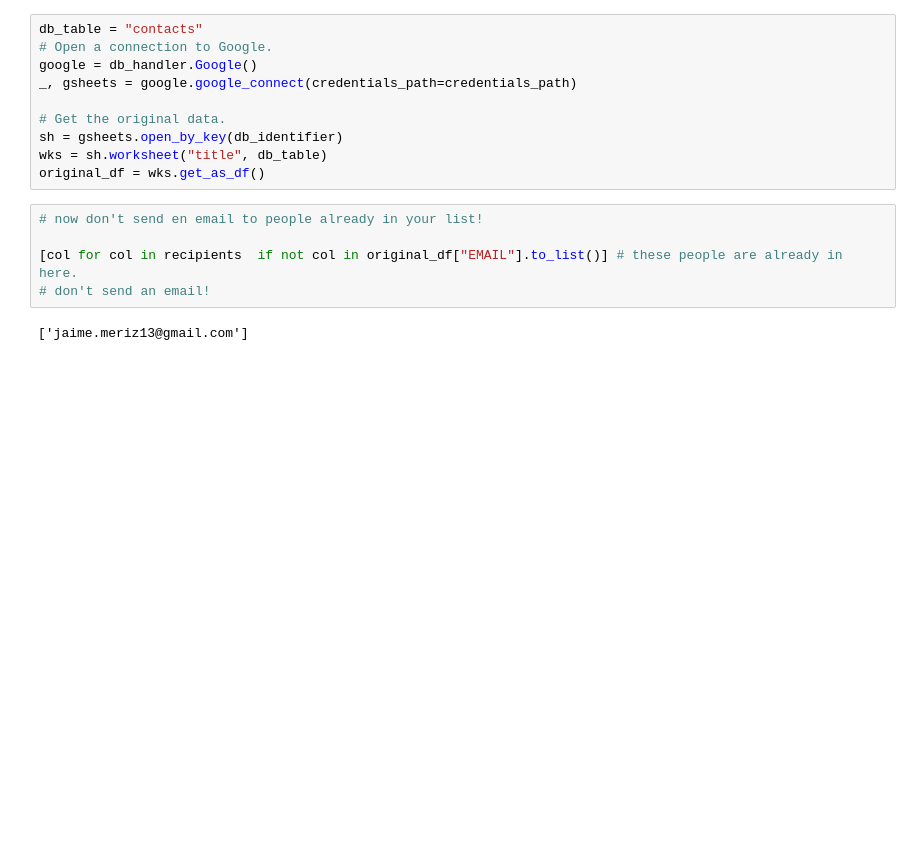
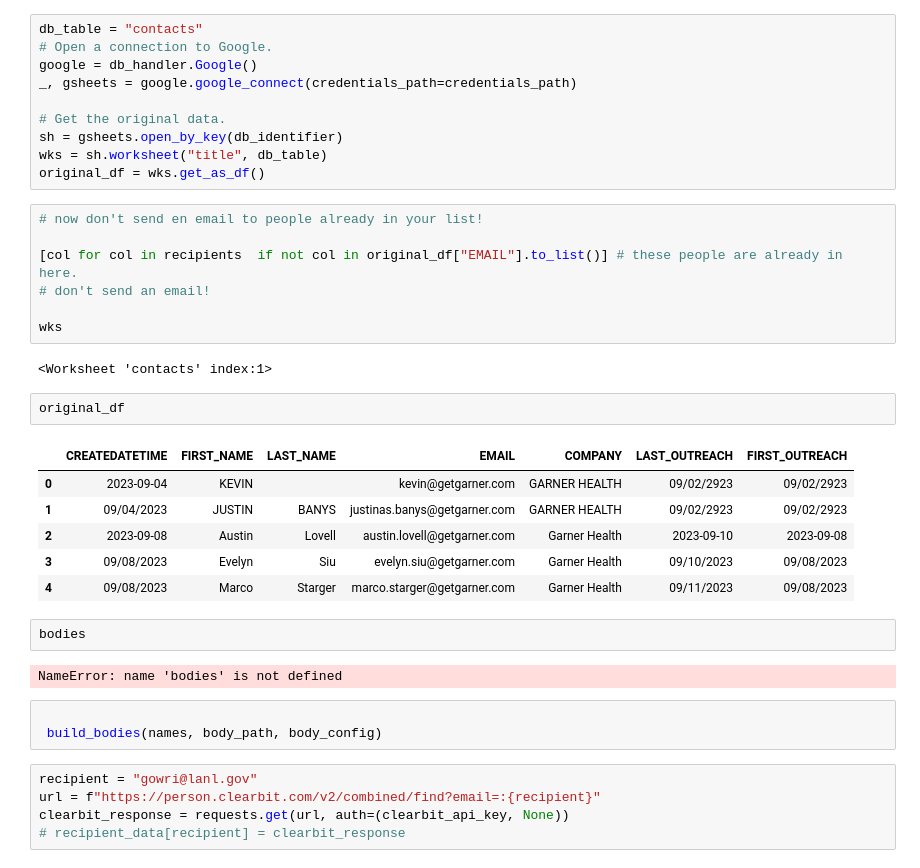
Before and after one commit to jlopez8/Jmail, a Jupyter notebook: jmailer/dev_nb.ipynb, the cells around one changed output. Cells and saved outputs as stored; diff of their text form; blank space fills up the shorter version.

```diff
--- a/jmailer/dev_nb.ipynb
+++ b/jmailer/dev_nb.ipynb
@@ -647,5 +647,28 @@ original_df = wks.get_as_df()
 
 [col for col in recipients  if not col in original_df["EMAIL"].to_list()] # these people are already in here.
 # don't send an email!
+
+wks
 # %% [output]
-['jaime.meriz13@gmail.com']
+<Worksheet 'contacts' index:1>
+# %%
+original_df
+# %% [output]
+|  | CREATEDATETIME | FIRST_NAME | LAST_NAME | EMAIL | COMPANY | LAST_OUTREACH | FIRST_OUTREACH |
+| 0 | 2023-09-04 | KEVIN |  | kevin@getgarner.com | GARNER HEALTH | 09/02/2923 | 09/02/2923 |
+| 1 | 09/04/2023 | JUSTIN | BANYS | justinas.banys@getgarner.com | GARNER HEALTH | 09/02/2923 | 09/02/2923 |
+| 2 | 2023-09-08 | Austin | Lovell | austin.lovell@getgarner.com | Garner Health | 2023-09-10 | 2023-09-08 |
+| 3 | 09/08/2023 | Evelyn | Siu | evelyn.siu@getgarner.com | Garner Health | 09/10/2023 | 09/08/2023 |
+| 4 | 09/08/2023 | Marco | Starger | marco.starger@getgarner.com | Garner Health | 09/11/2023 | 09/08/2023 |
+# %%
+bodies
+# %% [output]
+NameError: name 'bodies' is not defined
+# %%
+
+ build_bodies(names, body_path, body_config)
+# %%
+recipient = "gowri@lanl.gov"
+url = f"https://person.clearbit.com/v2/combined/find?email=:{recipient}"
+clearbit_response = requests.get(url, auth=(clearbit_api_key, None))
+# recipient_data[recipient] = clearbit_response
```
Also changed, not shown: parts of 10 cells of this notebook, 3 other files.
